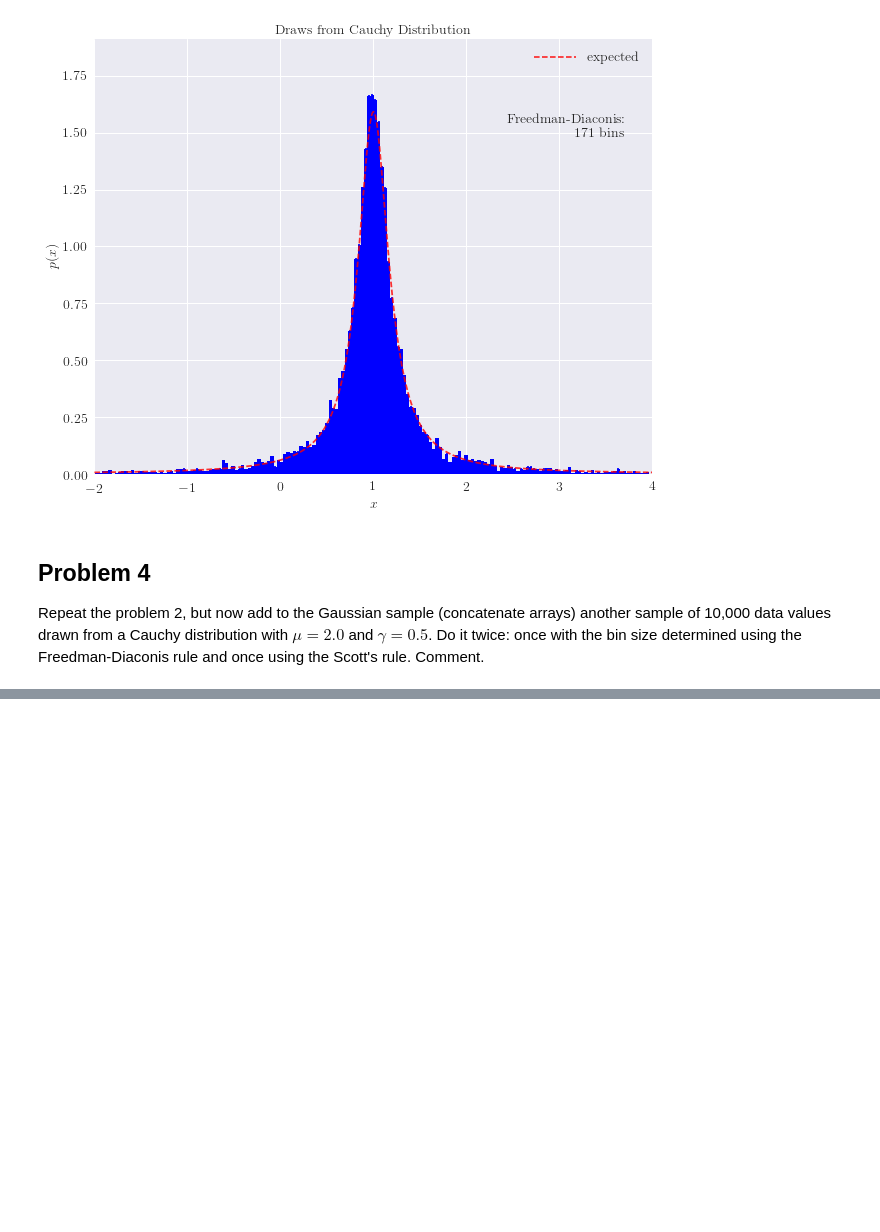
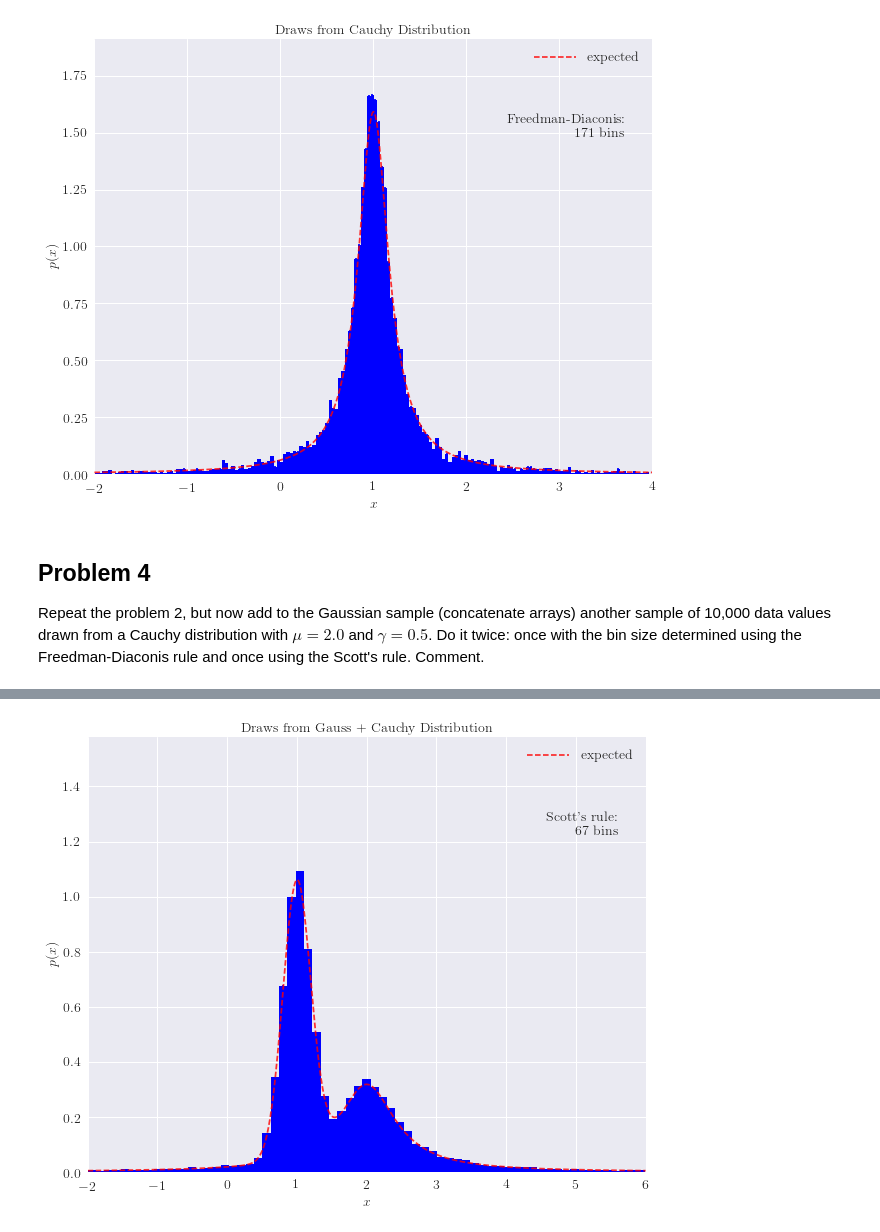
Before and after one commit to Ragadeepika-Pucha/astr-324-s17, a Jupyter notebook: homeworks/Astr324-S17-HW2-solutions.ipynb, the cells around one changed output, grey strips where cells are left out. Drawn from its saved outputs; the diff is of its cells as text; code cells hidden in the pictures; blank space fills up the shorter version.

```diff
--- a/homeworks/Astr324-S17-HW2-solutions.ipynb
+++ b/homeworks/Astr324-S17-HW2-solutions.ipynb
@@ -305,0 +307,22 @@ plt.show()
+# %%
+## now plot the histogram of values
+fig, ax = plt.subplots(figsize=(10, 8))
+
+plt.plot(xGrid, expectedD, ls='--', c='red', label='expected', alpha = 0.8)
+
+# histogram the data
+# the following line is from the lecture, with the bin size set by hand
+# ax.hist(xData, bins=np.linspace(0.0, 2.0, 100), histtype='stepfilled', alpha=0.5, normed=True)
+# and this function calls the fancy code from astroML:
+plot_fancy_histogram('scott', xData, 'Scott\'s rule', ax=ax)
+
+plt.xlim(-2.0, 6.0)
+yMax = 1.2/k * (k1/ np.sqrt(2*3.14) / sigma + k2/ 3.14 / gamma)
+plt.ylim(0, yMax)
+plt.xlabel('$x$')
+plt.ylabel(r'$p(x)$')
+plt.title('Draws from Gauss + Cauchy Distribution')
+plt.legend()
+plt.show()
+# %% [output]
+[figure, added]
```
Also changed, not shown: parts of 2 cells of this notebook.
